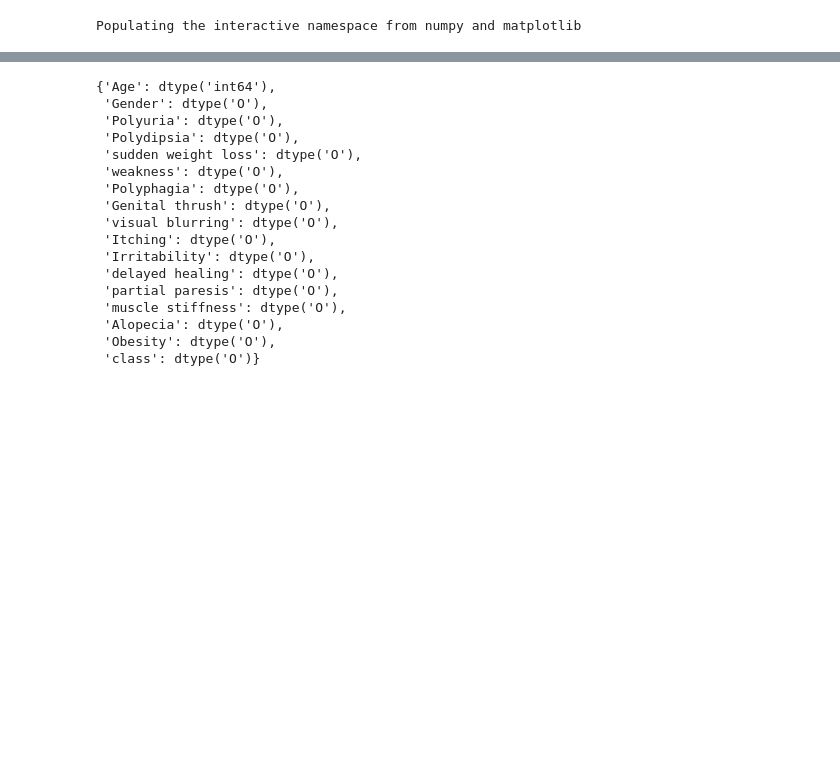
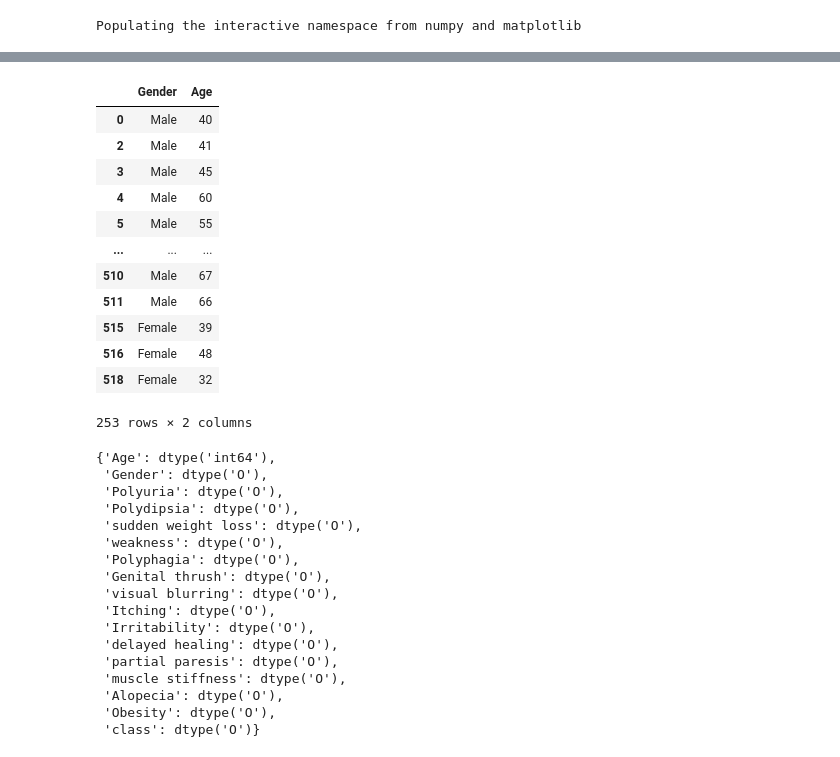
Before and after one commit to InzamamRahaman/COMP3605-2021, a Jupyter notebook: lab2/Classification.ipynb, the cells around one changed output, grey strips where cells are left out. Drawn from its saved outputs; the diff is of its cells as text; code cells hidden in the pictures; blank space fills up the shorter version.

```diff
--- a/lab2/Classification.ipynb
+++ b/lab2/Classification.ipynb
@@ -20,3 +25,19 @@ df.head()
+# %%
+df.loc[df['Itching'] == 'Yes', ['Gender', 'Age']]
+# %% [output]
+|  | Gender | Age |
+| 0 | Male | 40 |
+| 2 | Male | 41 |
+| 3 | Male | 45 |
+| 4 | Male | 60 |
+| 5 | Male | 55 |
+| ... | ... | ... |
+| 510 | Male | 67 |
+| 511 | Male | 66 |
+| 515 | Female | 39 |
+| 516 | Female | 48 |
+| 518 | Female | 32 |
+253 rows × 2 columns
 # %%
 dict(df.dtypes)
 # %% [output]
```
Also changed, not shown: parts of 31 cells of this notebook, 1 other file.
